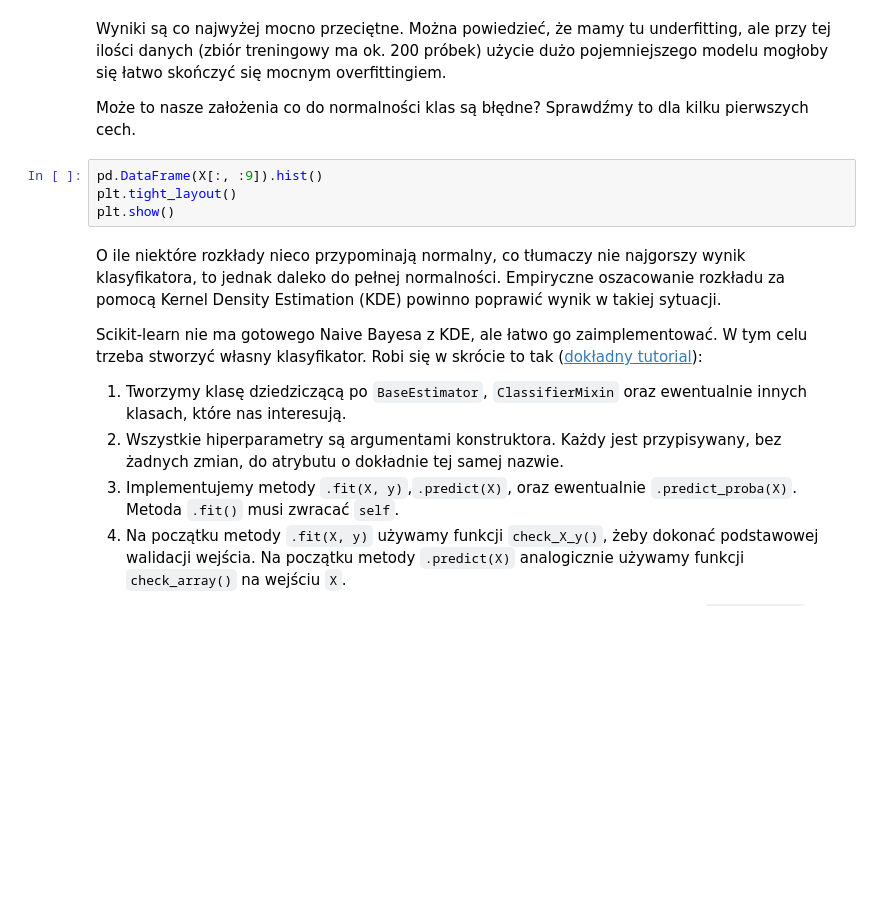
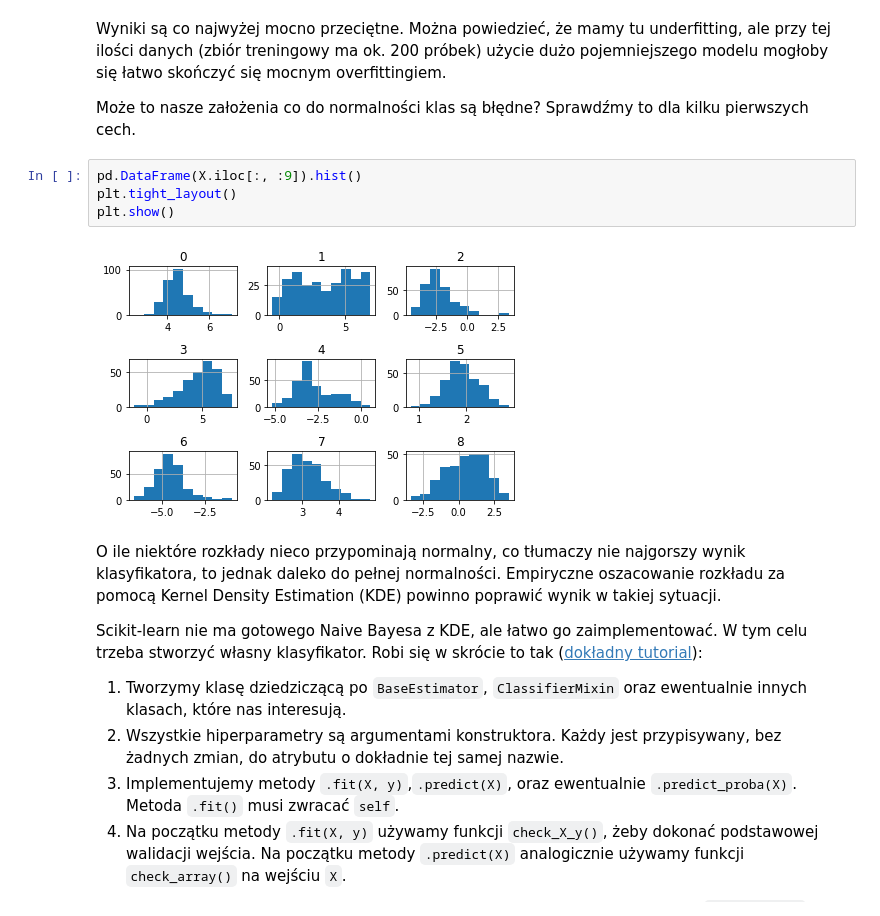
Before and after one commit to pweglik/pum, a Jupyter notebook: lab4/lab4.ipynb, the cells around one changed output. Saved outputs shown, nothing was run; the diff lists cells and outputs as text; blank space fills up the shorter version.

```diff
--- a/lab4/lab4.ipynb
+++ b/lab4/lab4.ipynb
@@ -229,9 +528,11 @@ Wyniki są co najwyżej mocno przeciętne. Można powiedzieć, że mamy tu under
 
 Może to nasze założenia co do normalności klas są błędne? Sprawdźmy to dla kilku pierwszych cech.
 # %%
-pd.DataFrame(X[:, :9]).hist()
+pd.DataFrame(X.iloc[:, :9]).hist()
 plt.tight_layout()
 plt.show()
+# %% [output]
+[figure, added]
 # %% [markdown]
 O ile niektóre rozkłady nieco przypominają normalny, co tłumaczy nie najgorszy wynik klasyfikatora, to jednak daleko do pełnej normalności. Empiryczne oszacowanie rozkładu za pomocą Kernel Density Estimation (KDE) powinno poprawić wynik w takiej sytuacji.
 
```
Also changed, not shown: parts of 40 cells of this notebook.
